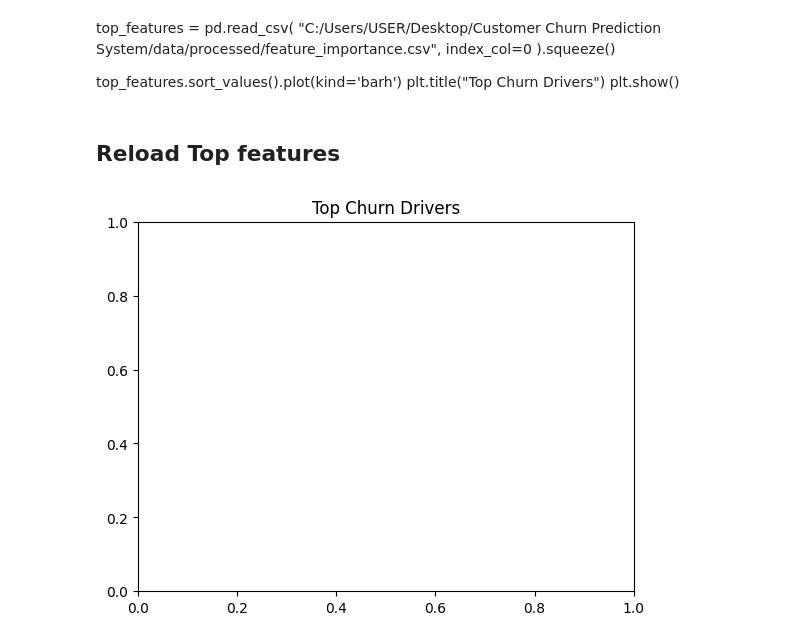
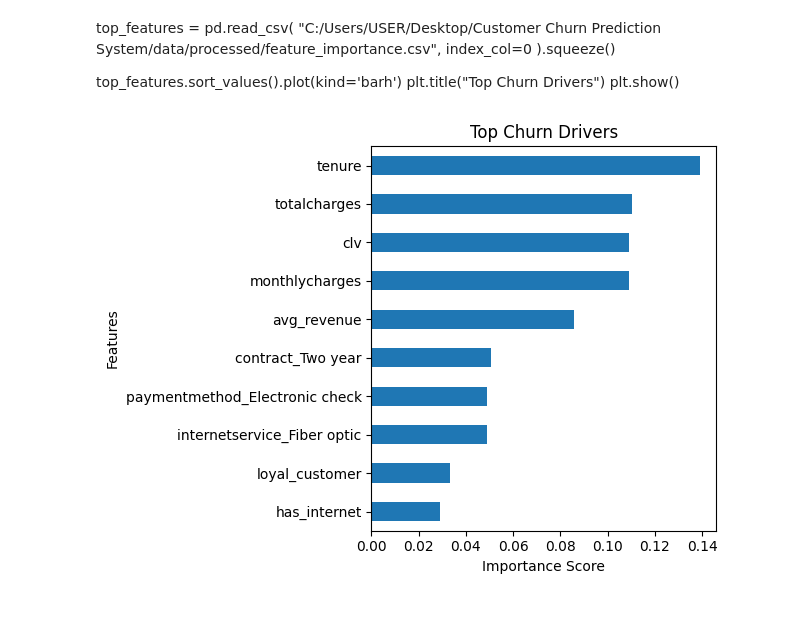
Before and after one commit to cwalton133/Customer-Churn-Prediction-System, a Jupyter notebook: notebooks/messy_data.ipynb, the cells around one changed output. Drawn from its saved outputs; the diff is of its cells as text; code cells hidden in the pictures; blank space fills up the shorter version.

```diff
--- a/notebooks/messy_data.ipynb
+++ b/notebooks/messy_data.ipynb
@@ -98,16 +98,3 @@ top_features = pd.read_csv(
 top_features.sort_values().plot(kind='barh')
 plt.title("Top Churn Drivers")
 plt.show()
-# %% [markdown]
-## Reload Top features
-# %%
-top_features = pd.read_csv(
-    "C:/Users/USER/Desktop/Customer Churn Prediction System/data/processed/feature_importance.csv",
-    index_col=0
-).squeeze()
-
-top_features = pd.read_csv("C:/Users/USER/Desktop/Customer Churn Prediction System/data/processed/feature_importance.csv", index_col=0).iloc[:,0]
-plt.title("Top Churn Drivers")
-plt.show()
-# %% [output]
-[figure, removed]
@@ -113,0 +107,18 @@ plt.show()
+# %%
+# Load as Series (correct structure)
+top_features = pd.read_csv(
+    "C:/Users/USER/Desktop/Customer Churn Prediction System/data/processed/feature_importance.csv",
+    index_col=0
+).iloc[:, 0]
+
+# Sort + plot
+top_features.sort_values().plot(kind='barh')
+
+plt.title("Top Churn Drivers")
+plt.xlabel("Importance Score")
+plt.ylabel("Features")
+
+plt.tight_layout()
+plt.show()
+# %% [output]
+[figure, added]
```
Also changed, not shown: parts of 4 cells of this notebook, 5 other files.
